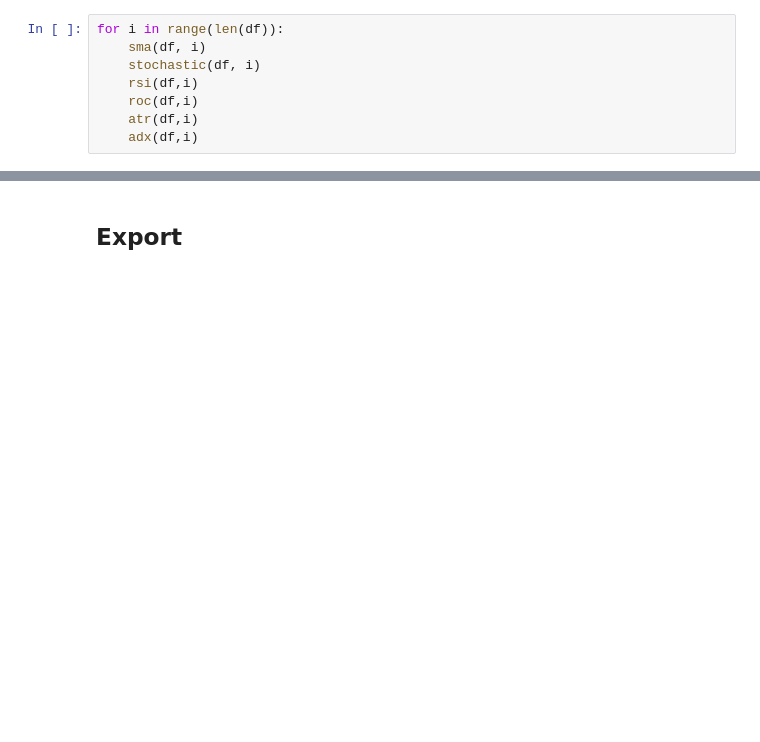
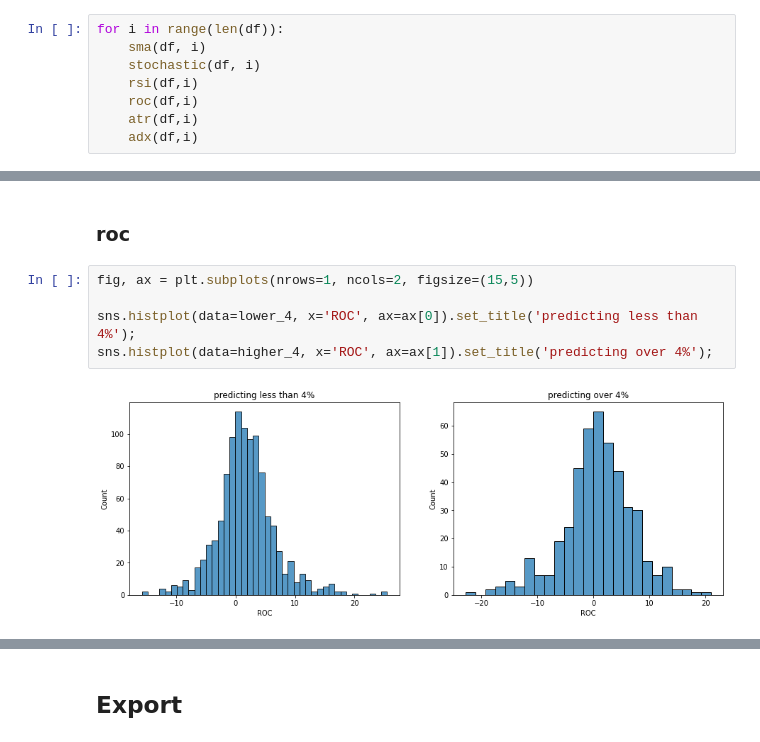
Before and after one commit to Deric-Williamson/Amzn_stock_prediction, a Jupyter notebook: python_code/amzn.ipynb, the cells around one changed output, grey strips where cells are left out. Drawn from its saved outputs; the diff is of its cells as text; blank space fills up the shorter version.

```diff
--- a/python_code/amzn.ipynb
+++ b/python_code/amzn.ipynb
@@ -142,0 +187,9 @@ df.tail()
+# %% [markdown]
+### roc
+# %%
+fig, ax = plt.subplots(nrows=1, ncols=2, figsize=(15,5))
+
+sns.histplot(data=lower_4, x='ROC', ax=ax[0]).set_title('predicting less than 4%');
+sns.histplot(data=higher_4, x='ROC', ax=ax[1]).set_title('predicting over 4%');
+# %% [output]
+[figure, added]
```
Also changed, not shown: parts of 17 cells of this notebook, 2 other files.
